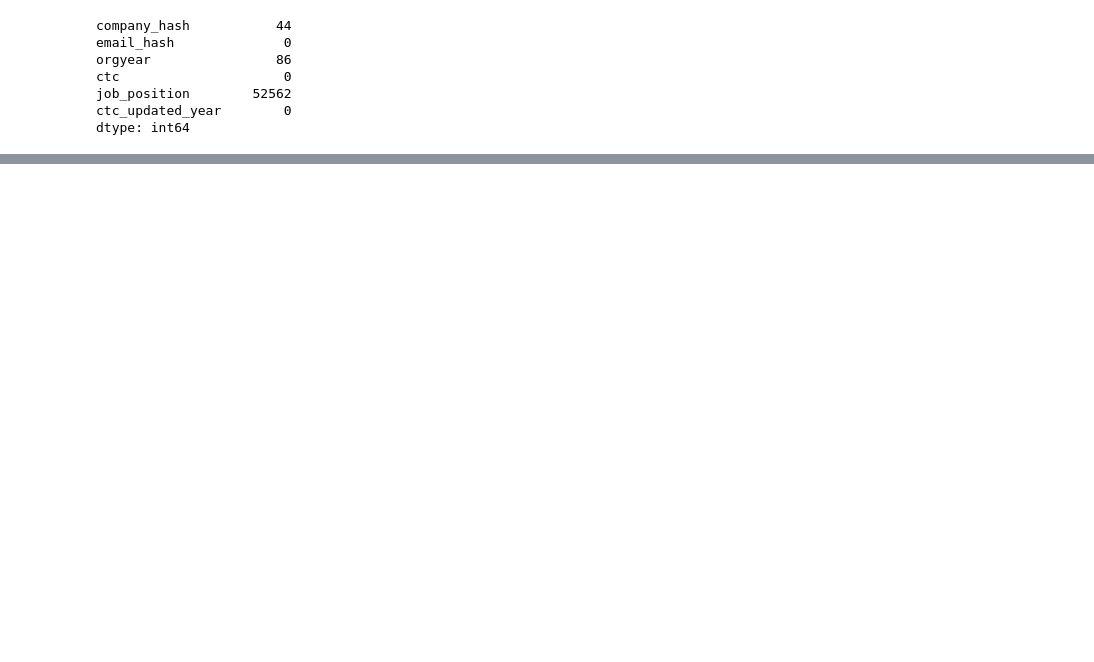
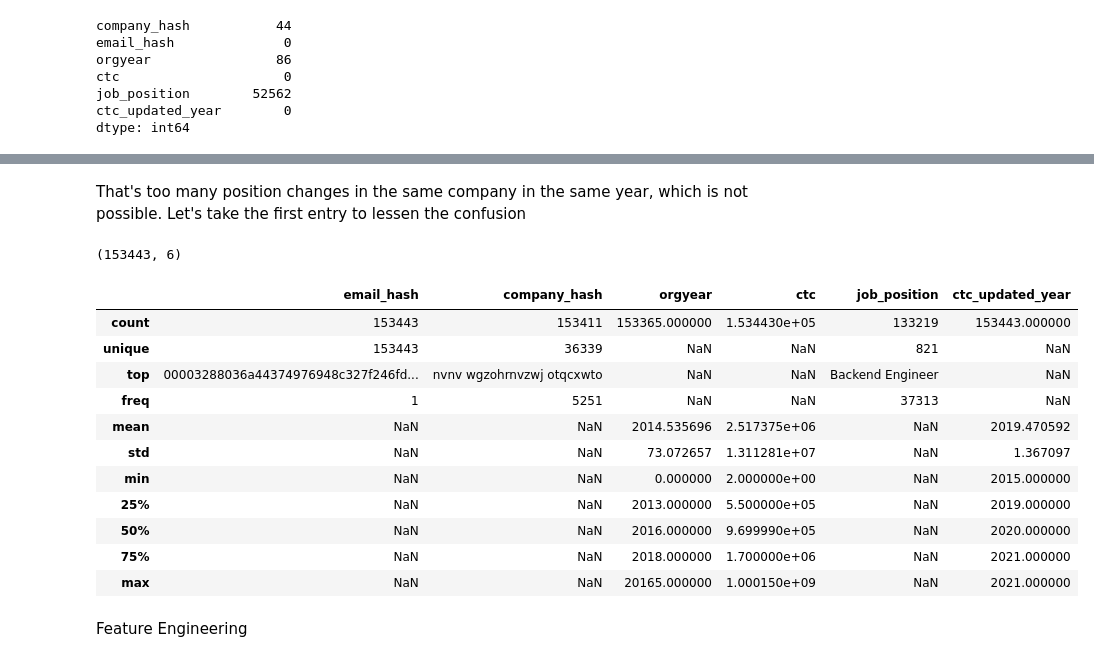
Before and after one commit to atomikkus/clustering_unsupervised, a Jupyter notebook: clustering_ul.ipynb, the cells around one changed output, grey strips where cells are left out. Cells and saved outputs as stored; diff of their text form; code cells hidden in the pictures; blank space fills up the shorter version.

```diff
--- a/clustering_ul.ipynb
+++ b/clustering_ul.ipynb
@@ -32,0 +102,2 @@ dtype: int64
+# %% [markdown]
+That's too many position changes in the same company in the same year, which is not possible. Let's take the first entry to lessen the confusion
@@ -33 +106,22 @@ dtype: int64
+# %%
+df.shape
+# %% [output]
+(153443, 6)
+# %%
+df.describe(include='all')
+# %% [output]
+|  | email_hash | company_hash | orgyear | ctc | job_position | ctc_updated_year |
+| count | 153443 | 153411 | 153365.000000 | 1.534430e+05 | 133219 | 153443.000000 |
+| unique | 153443 | 36339 | NaN | NaN | 821 | NaN |
+| top | 00003288036a44374976948c327f246fd... | nvnv wgzohrnvzwj otqcxwto | NaN | NaN | Backend Engineer | NaN |
+| freq | 1 | 5251 | NaN | NaN | 37313 | NaN |
+| mean | NaN | NaN | 2014.535696 | 2.517375e+06 | NaN | 2019.470592 |
+| std | NaN | NaN | 73.072657 | 1.311281e+07 | NaN | 1.367097 |
+| min | NaN | NaN | 0.000000 | 2.000000e+00 | NaN | 2015.000000 |
+| 25% | NaN | NaN | 2013.000000 | 5.500000e+05 | NaN | 2019.000000 |
+| 50% | NaN | NaN | 2016.000000 | 9.699990e+05 | NaN | 2020.000000 |
+| 75% | NaN | NaN | 2018.000000 | 1.700000e+06 | NaN | 2021.000000 |
+| max | NaN | NaN | 20165.000000 | 1.000150e+09 | NaN | 2021.000000 |
+# %% [markdown]
+Feature Engineering
 # %%
```
Also changed, not shown: parts of 19 cells of this notebook.
